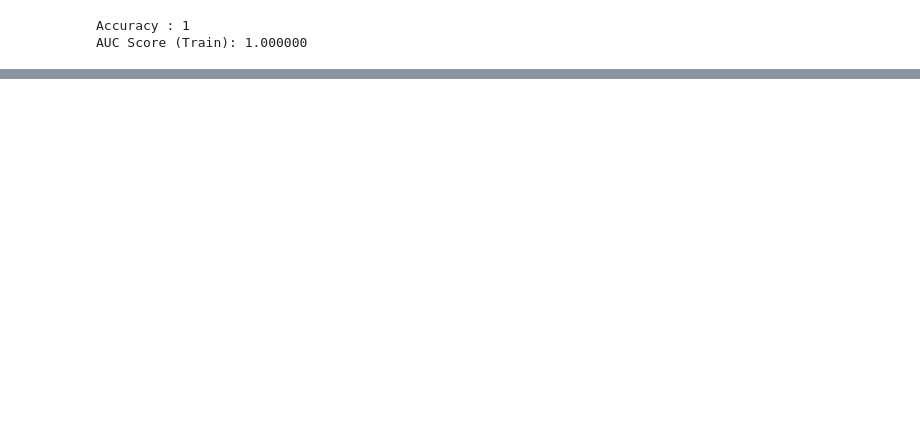
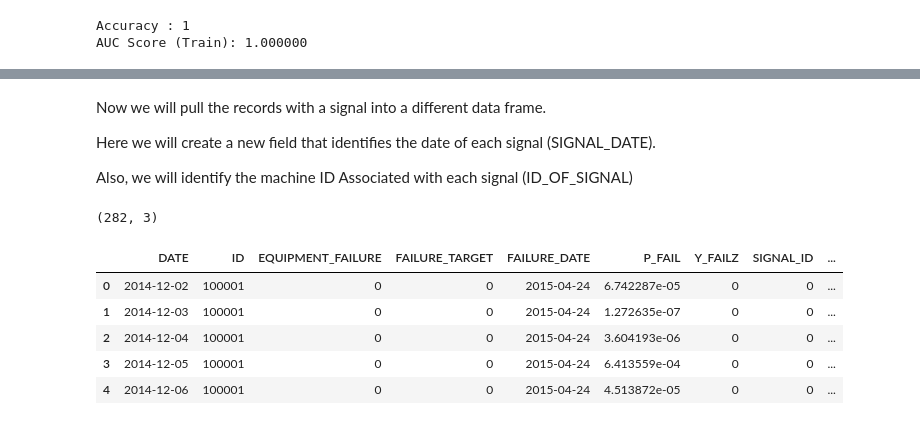
Before and after one commit to mashahin/predictive-maintenance, a Jupyter notebook: predictive_maintenance_machine_learning.ipynb, the cells around one changed output, grey strips where cells are left out. Saved outputs shown, nothing was run; the diff lists cells and outputs as text; code cells hidden in the pictures; blank space fills up the shorter version.

```diff
--- a/predictive_maintenance_machine_learning.ipynb
+++ b/predictive_maintenance_machine_learning.ipynb
@@ -957,0 +960,6 @@ AUC Score (Balanced): 1.000000
+# %%
+# Append the sequencial number to the main file. Now each machine a sequencial id.
+xx=xx.sort_values(by=['ID'], ascending=[True])
+pd_id=pd_id.sort_values(by=['ID'], ascending=[True])
+xx =xx.merge(pd_id, on=['ID'], how='inner')
+xx.head()
@@ -957,0 +974,6 @@ AUC Score (Balanced): 1.000000
+# %%
+# Sort the data by ID and Date and reset the index of the dataframe so it matches the sort.
+xx=xx.sort_values(by=['ID','DATE'], ascending=[True,True])
+
+#reset index
+xx=xx.reset_index(drop=True)
@@ -957,0 +1013,45 @@ AUC Score (Balanced): 1.000000
+# %%
+# Sort the data by id and date.
+xx=df
+xx=xx.sort_values(by=['ID','DATE'], ascending=[True, True])
+
+# Create signal id with the cumsum function.
+xx['SIGNAL_ID'] = xx['Y_FAILZ'].cumsum()
+# %% [markdown]
+Now we will pull the records with a signal into a different data frame.
+
+Here we will create a new field that identifies the date of each signal (SIGNAL_DATE).
+
+Also, we will identify the machine ID Associated with each signal (ID_OF_SIGNAL)
+# %%
+df_signals=xx[xx['Y_FAILZ'] == 1]
+df_signal_date=df_signals[['SIGNAL_ID','DATE','ID']]
+df_signal_date=df_signal_date.rename(index=str, columns={"DATE": "SIGNAL_DATE"})
+df_signal_date=df_signal_date.rename(index=str, columns={"ID": "ID_OF_SIGNAL"})
+
+# We have a total of 282 signals. Now each has a unique id and an data associated with the signal.
+df_signal_date.shape
+# %% [output]
+(282, 3)
+# %%
+# Append ID_OF_SIGNAL and SIGNAL_DATE to the original Dataframe base on the SIGNAL_ID.
+xx =xx.merge(df_signal_date, on=['SIGNAL_ID'], how='outer')
+df=xx.copy()
+
+# Simplify by only keeping the fields we need going forward.
+df=df[['DATE', 'ID', 'EQUIPMENT_FAILURE', 'FAILURE_TARGET','FAILURE_DATE',
+       'P_FAIL', 'Y_FAILZ','SIGNAL_ID',
+       'SIGNAL_DATE','ID_OF_SIGNAL','MODELING_GROUP']]
+
+# eate a field called "Warning" that indicates the time from signal to failure.
+df['C'] = df['FAILURE_DATE'] - df['SIGNAL_DATE'].copy()
+df['WARNING'] = df['C'] / np.timedelta64(1, 'D').copy()
+
+df.head()
+# %% [output]
+|  | DATE | ID | EQUIPMENT_FAILURE | FAILURE_TARGET | FAILURE_DATE | P_FAIL | Y_FAILZ | SIGNAL_ID | ... |
+| 0 | 2014-12-02 | 100001 | 0 | 0 | 2015-04-24 | 6.742287e-05 | 0 | 0 | ... |
+| 1 | 2014-12-03 | 100001 | 0 | 0 | 2015-04-24 | 1.272635e-07 | 0 | 0 | ... |
+| 2 | 2014-12-04 | 100001 | 0 | 0 | 2015-04-24 | 3.604193e-06 | 0 | 0 | ... |
+| 3 | 2014-12-05 | 100001 | 0 | 0 | 2015-04-24 | 6.413559e-04 | 0 | 0 | ... |
+| 4 | 2014-12-06 | 100001 | 0 | 0 | 2015-04-24 | 4.513872e-05 | 0 | 0 | ... |
```
Also changed, not shown: parts of 54 cells of this notebook.
